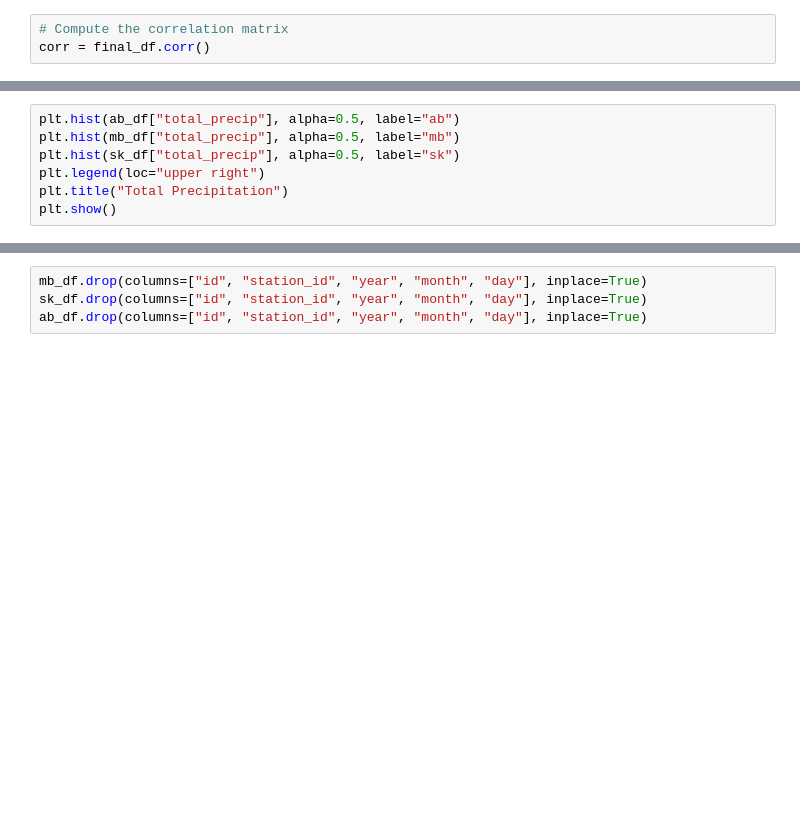
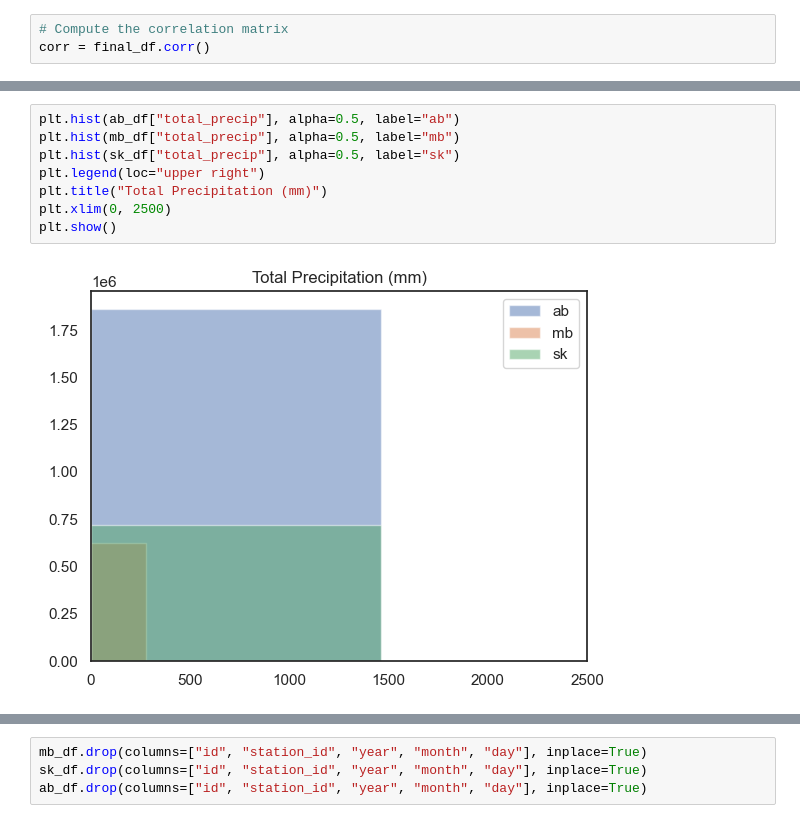
Before and after one commit to ChromaticPanic/CGC_Grain_Outcome_Predictions, a Jupyter notebook: src/WeatherStation/hlyDataVisualization.ipynb, the cells around one changed output, grey strips where cells are left out. Saved outputs shown, nothing was run; the diff lists cells and outputs as text; blank space fills up the shorter version.

```diff
--- a/src/WeatherStation/hlyDataVisualization.ipynb
+++ b/src/WeatherStation/hlyDataVisualization.ipynb
@@ -168,9 +210,12 @@ ax3.legend(loc="upper left")
 # %%
 plt.hist(ab_df["total_precip"], alpha=0.5, label="ab")
 plt.hist(mb_df["total_precip"], alpha=0.5, label="mb")
 plt.hist(sk_df["total_precip"], alpha=0.5, label="sk")
 plt.legend(loc="upper right")
-plt.title("Total Precipitation")
+plt.title("Total Precipitation (mm)")
+plt.xlim(0, 2500)
 plt.show()
+# %% [output]
+[figure, added]
 # %%
 fig, (ax1, ax2, ax3) = plt.subplots(1, 3)
```
Also changed, not shown: parts of 12 cells of this notebook, 11 other files.
